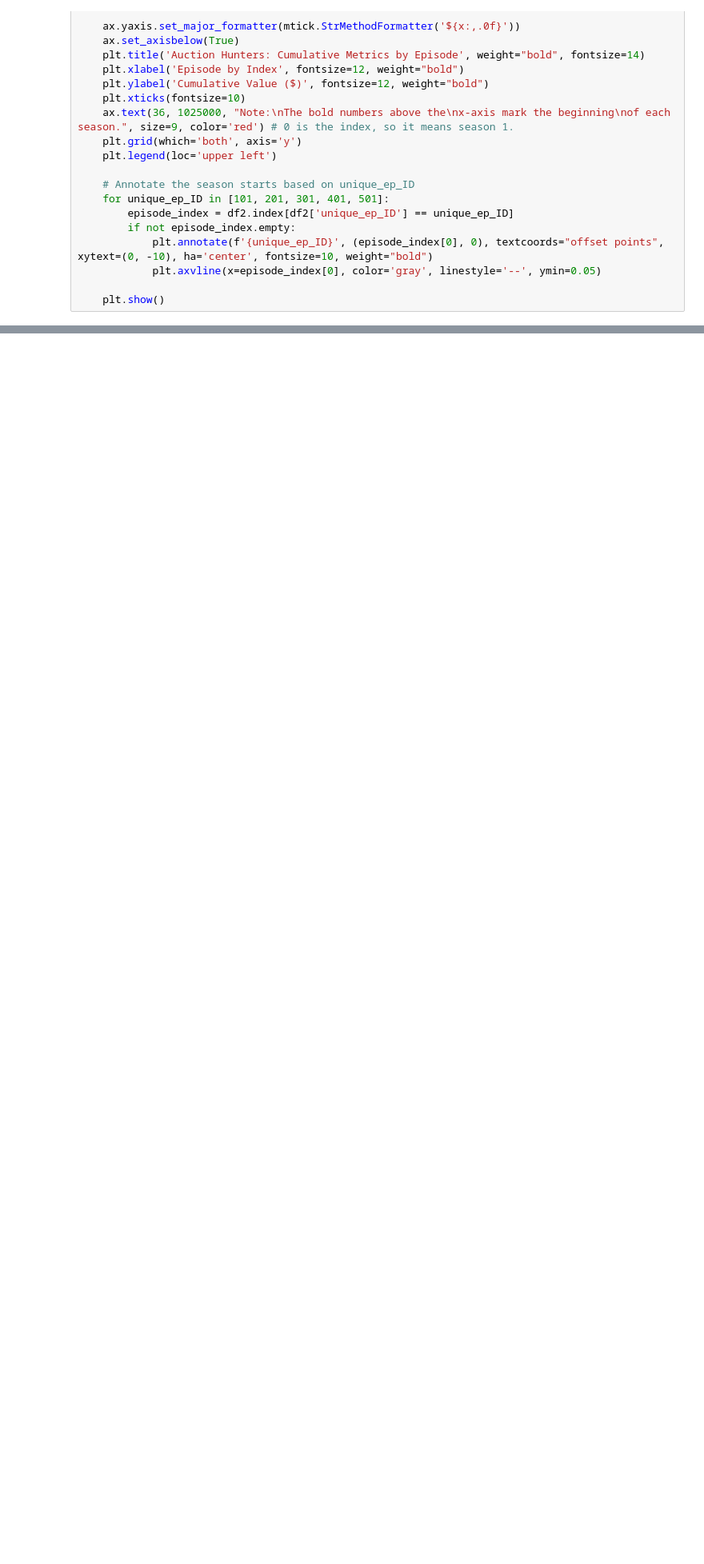
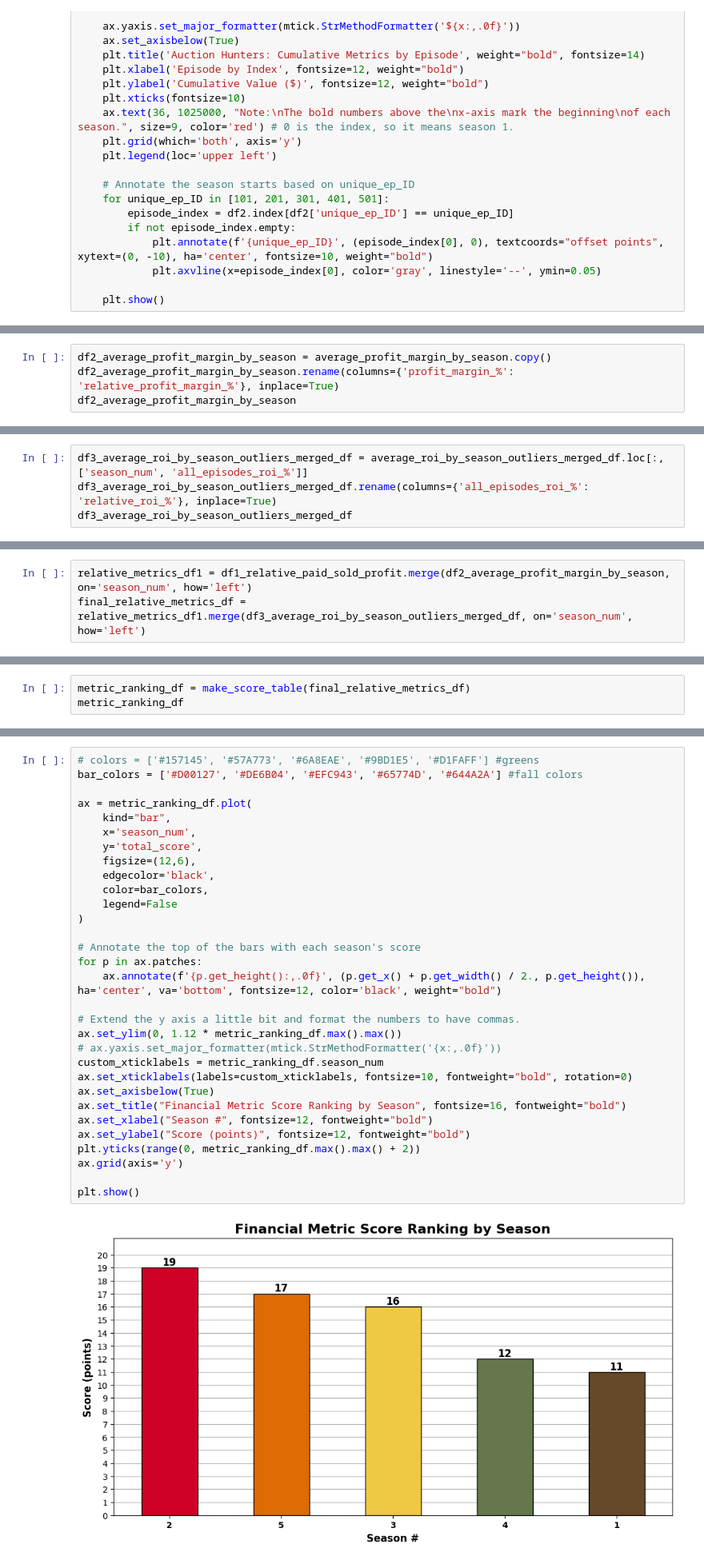
Before and after one commit to Joshua-Higgins-jp/Auction_Hunters_EDA, a Jupyter notebook: auction_hunters_eda.ipynb, the cells around one changed output, grey strips where cells are left out. Shown at 80% size. Cells and saved outputs as stored; diff of their text form; blank space fills up the shorter version.

Commit message:
finance graphs finished

```diff
--- a/auction_hunters_eda.ipynb
+++ b/auction_hunters_eda.ipynb
@@ -1390,0 +1405,4 @@ df_relative_seasons.sort_values('relative_profit_$', ascending=False).reset_inde
+# %%
+df2_average_profit_margin_by_season = average_profit_margin_by_season.copy()
+df2_average_profit_margin_by_season.rename(columns={'profit_margin_%': 'relative_profit_margin_%'}, inplace=True)
+df2_average_profit_margin_by_season
@@ -1390,0 +1416,4 @@ df_relative_seasons.sort_values('relative_profit_$', ascending=False).reset_inde
+# %%
+df3_average_roi_by_season_outliers_merged_df = average_roi_by_season_outliers_merged_df.loc[:, ['season_num', 'all_episodes_roi_%']]
+df3_average_roi_by_season_outliers_merged_df.rename(columns={'all_episodes_roi_%': 'relative_roi_%'}, inplace=True)
+df3_average_roi_by_season_outliers_merged_df
@@ -1390,0 +1429,3 @@ df_relative_seasons.sort_values('relative_profit_$', ascending=False).reset_inde
+# %%
+relative_metrics_df1 = df1_relative_paid_sold_profit.merge(df2_average_profit_margin_by_season, on='season_num', how='left')
+final_relative_metrics_df = relative_metrics_df1.merge(df3_average_roi_by_season_outliers_merged_df, on='season_num', how='left')
@@ -1390,0 +1513,3 @@ df_relative_seasons.sort_values('relative_profit_$', ascending=False).reset_inde
+# %%
+metric_ranking_df = make_score_table(final_relative_metrics_df)
+metric_ranking_df
@@ -1390,0 +1523,33 @@ df_relative_seasons.sort_values('relative_profit_$', ascending=False).reset_inde
+# %%
+# colors = ['#157145', '#57A773', '#6A8EAE', '#9BD1E5', '#D1FAFF'] #greens
+bar_colors = ['#D00127', '#DE6B04', '#EFC943', '#65774D', '#644A2A'] #fall colors
+
+ax = metric_ranking_df.plot(
+    kind="bar",
+    x='season_num',
+    y='total_score',
+    figsize=(12,6),
+    edgecolor='black',
+    color=bar_colors,
+    legend=False
+)
+
+# Annotate the top of the bars with each season's score
+for p in ax.patches:
+    ax.annotate(f'{p.get_height():,.0f}', (p.get_x() + p.get_width() / 2., p.get_height()), ha='center', va='bottom', fontsize=12, color='black', weight="bold")
+
+# Extend the y axis a little bit and format the numbers to have commas.
+ax.set_ylim(0, 1.12 * metric_ranking_df.max().max())
+# ax.yaxis.set_major_formatter(mtick.StrMethodFormatter('{x:,.0f}'))
+custom_xticklabels = metric_ranking_df.season_num
+ax.set_xticklabels(labels=custom_xticklabels, fontsize=10, fontweight="bold", rotation=0)
+ax.set_axisbelow(True)
+ax.set_title("Financial Metric Score Ranking by Season", fontsize=16, fontweight="bold")
+ax.set_xlabel("Season #", fontsize=12, fontweight="bold")
+ax.set_ylabel("Score (points)", fontsize=12, fontweight="bold")
+plt.yticks(range(0, metric_ranking_df.max().max() + 2))
+ax.grid(axis='y')
+
+plt.show()
+# %% [output]
+[figure, added]
```
Also changed, not shown: parts of 29 cells of this notebook.
